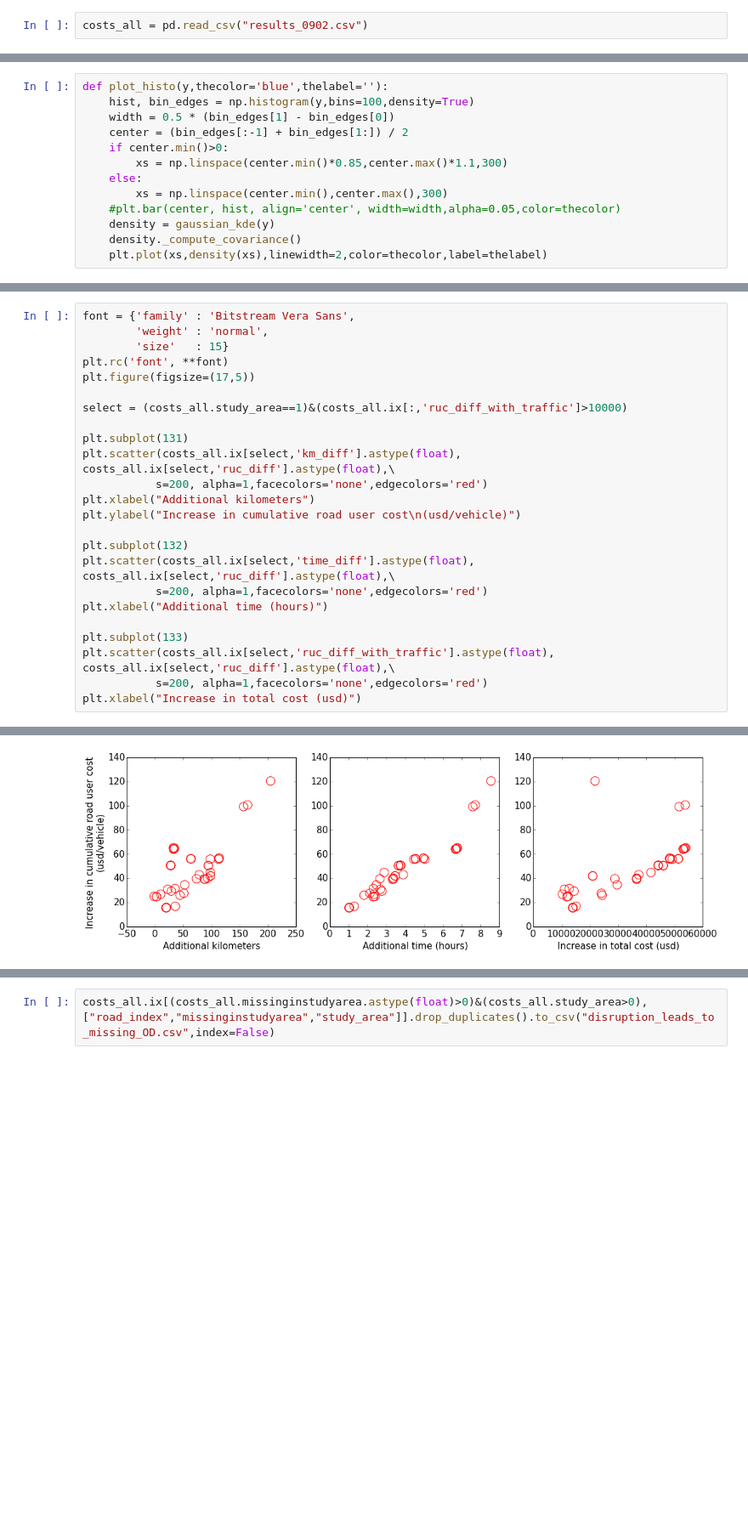
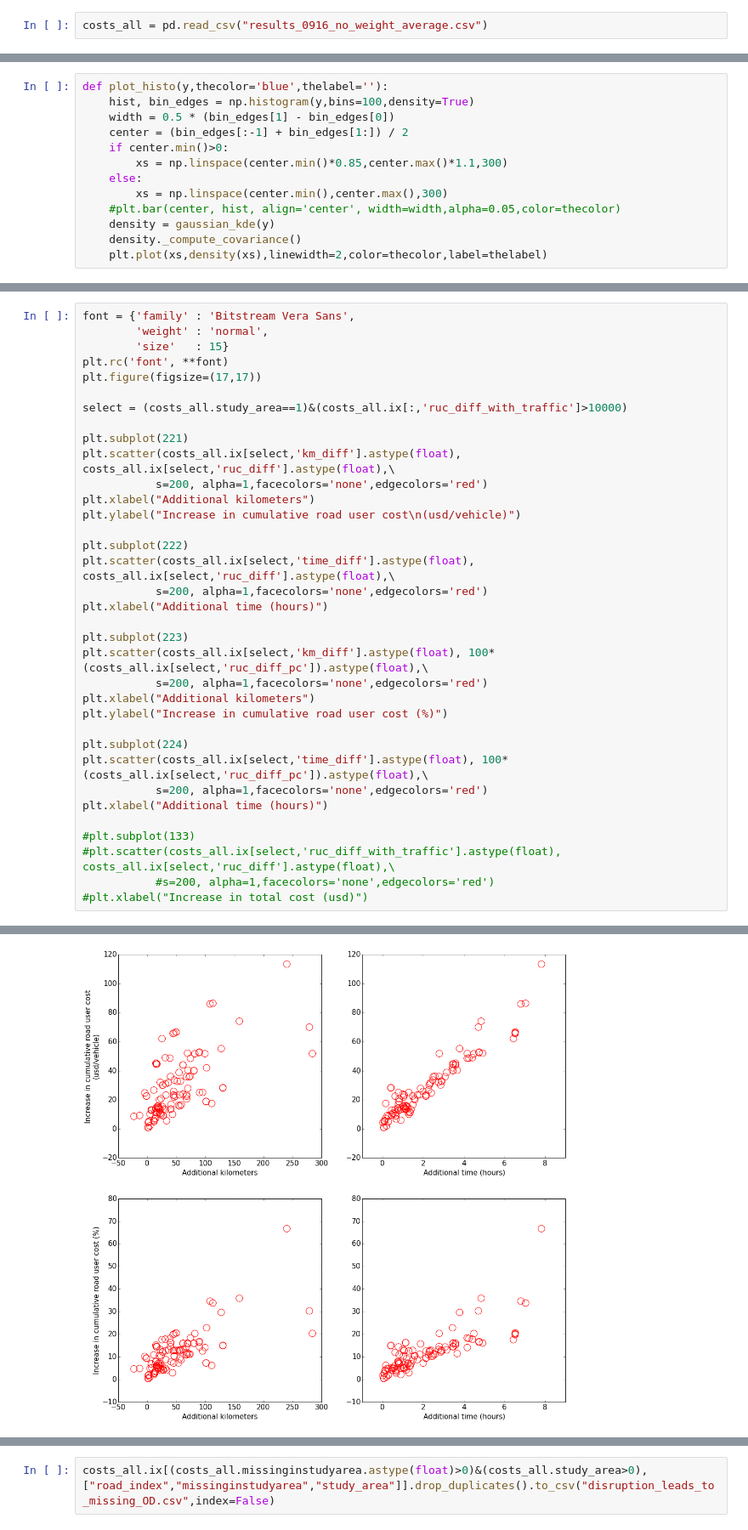
Before and after one commit to julierozz/mozambique, a Jupyter notebook: initial_analysis.ipynb, the cells around one changed output, grey strips where cells are left out. Shown: that part at 85% size. Saved outputs shown, nothing was run; the diff lists cells and outputs as text; blank space fills up the shorter version.

Commit message:
removes the weights in the calc of criticality, adds graphs

```diff
--- a/initial_analysis.ipynb
+++ b/initial_analysis.ipynb
@@ -144,5 +148,5 @@ costs_all.to_csv("results_0902.csv")
 # %%
-costs_all = pd.read_csv("results_0902.csv")
+costs_all = pd.read_csv("results_0916_no_weight_average.csv")
 # %%
 costs_all['study_area'] = costs_all.road_index.astype(float).replace(road_info.set_index('Road_index').study_area)
 # %%
@@ -182,30 +199,41 @@ plot_histo(costs_all.ix[~select,'ruc_diff_with_traffic'].astype(float).dropna(),
 # %%
 font = {'family' : 'Bitstream Vera Sans',
         'weight' : 'normal',
         'size'   : 15}
 plt.rc('font', **font)
-plt.figure(figsize=(17,5))
+plt.figure(figsize=(17,17))
 
 select = (costs_all.study_area==1)&(costs_all.ix[:,'ruc_diff_with_traffic']>10000)
 
-plt.subplot(131)
+plt.subplot(221)
 plt.scatter(costs_all.ix[select,'km_diff'].astype(float), costs_all.ix[select,'ruc_diff'].astype(float),\
            s=200, alpha=1,facecolors='none',edgecolors='red')
 plt.xlabel("Additional kilometers")
 plt.ylabel("Increase in cumulative road user cost\n(usd/vehicle)")
 
-plt.subplot(132)
+plt.subplot(222)
 plt.scatter(costs_all.ix[select,'time_diff'].astype(float), costs_all.ix[select,'ruc_diff'].astype(float),\
            s=200, alpha=1,facecolors='none',edgecolors='red')
 plt.xlabel("Additional time (hours)")
 
-plt.subplot(133)
-plt.scatter(costs_all.ix[select,'ruc_diff_with_traffic'].astype(float), costs_all.ix[select,'ruc_diff'].astype(float),\
+plt.subplot(223)
+plt.scatter(costs_all.ix[select,'km_diff'].astype(float), 100*(costs_all.ix[select,'ruc_diff_pc']).astype(float),\
            s=200, alpha=1,facecolors='none',edgecolors='red')
-plt.xlabel("Increase in total cost (usd)")
+plt.xlabel("Additional kilometers")
+plt.ylabel("Increase in cumulative road user cost (%)")
+
+plt.subplot(224)
+plt.scatter(costs_all.ix[select,'time_diff'].astype(float), 100*(costs_all.ix[select,'ruc_diff_pc']).astype(float),\
+           s=200, alpha=1,facecolors='none',edgecolors='red')
+plt.xlabel("Additional time (hours)")
+
+#plt.subplot(133)
+#plt.scatter(costs_all.ix[select,'ruc_diff_with_traffic'].astype(float), costs_all.ix[select,'ruc_diff'].astype(float),\
+           #s=200, alpha=1,facecolors='none',edgecolors='red')
+#plt.xlabel("Increase in total cost (usd)")
 # %% [output]
 <matplotlib.text.Text at 0x...>
-[figure, old version]
+[figure, new version]
 # %%
 font = {'family' : 'Bitstream Vera Sans',
         'weight' : 'normal',
```
Also changed, not shown: parts of 21 cells of this notebook.
